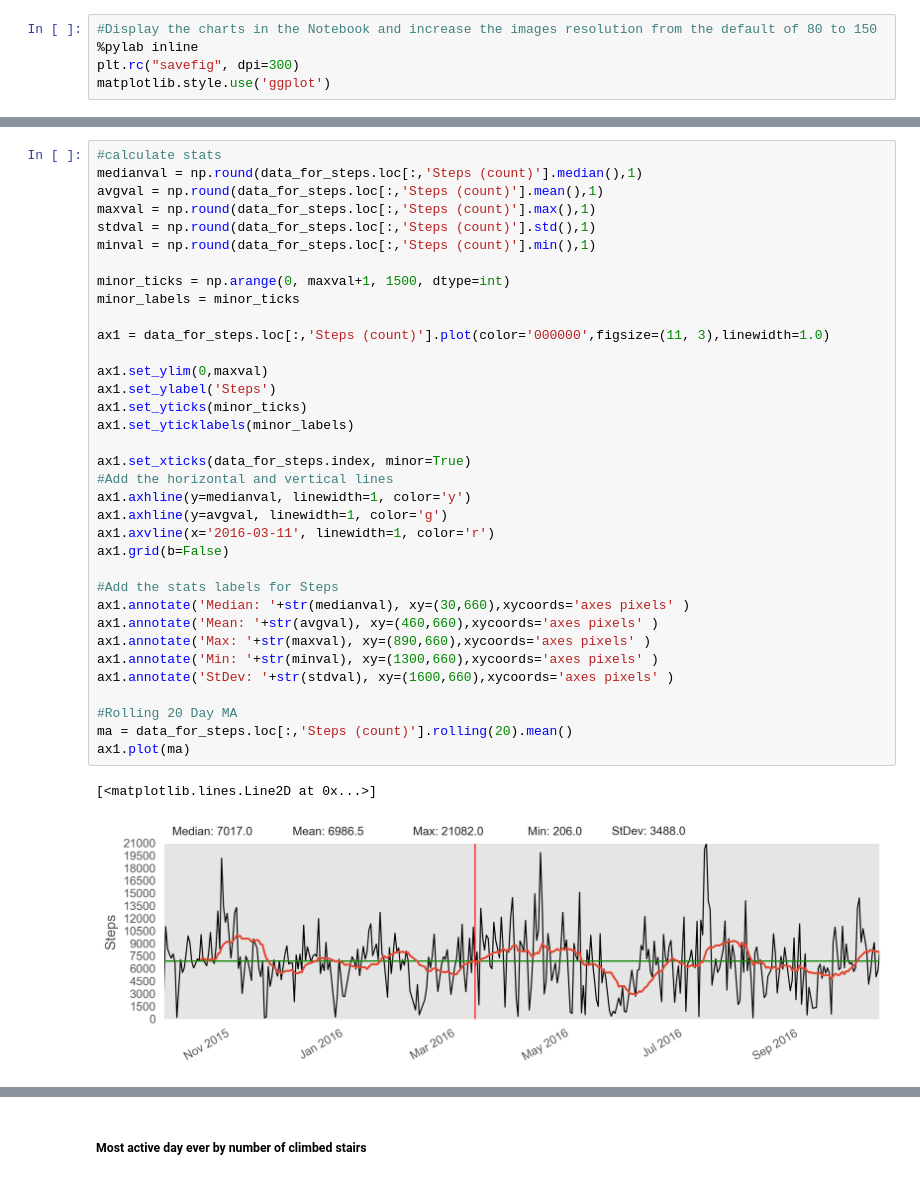
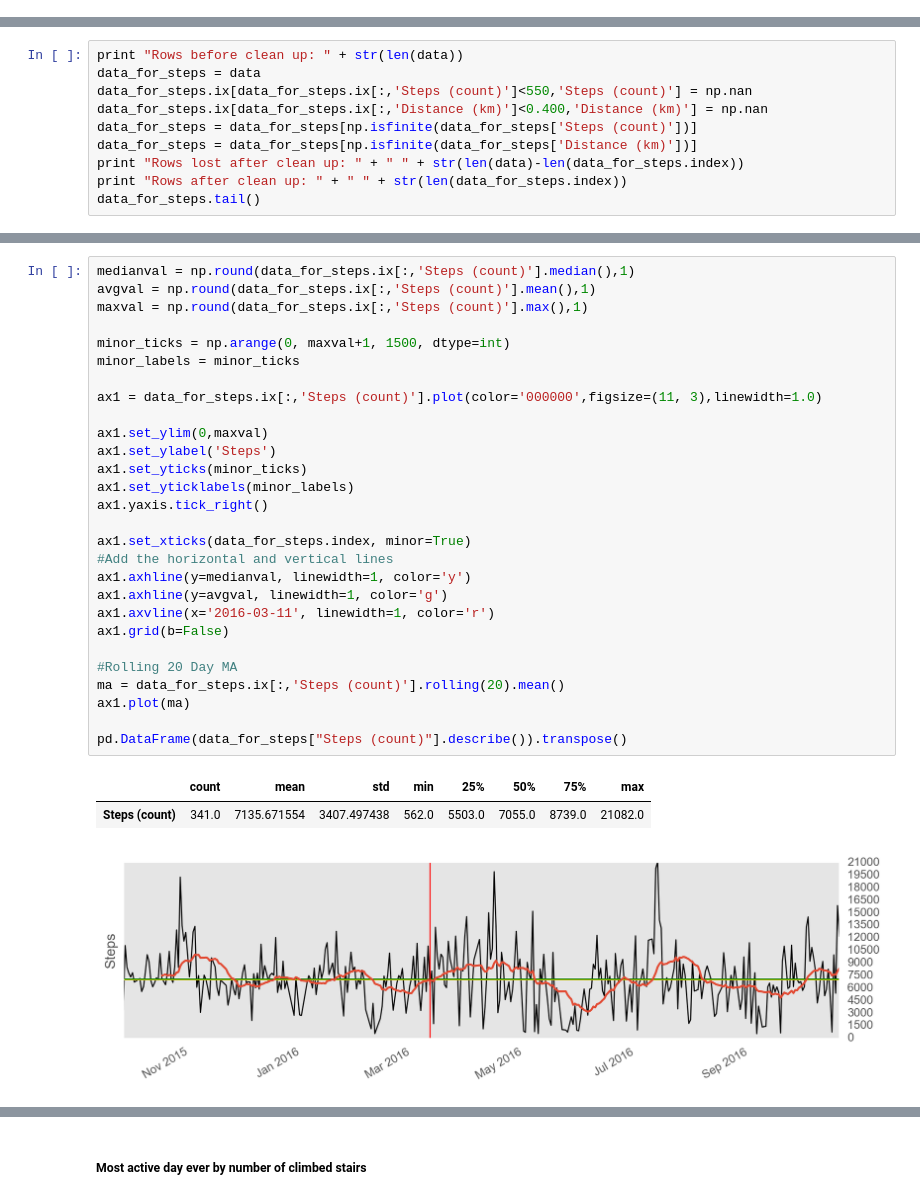
Before and after one commit to ivailop7/Health-Data-Analysis, a Jupyter notebook: Activity+Tracking+Analytics.ipynb, the cells around one changed output, grey strips where cells are left out. Cells and saved outputs as stored; diff of their text form.

```diff
--- a/Activity+Tracking+Analytics.ipynb
+++ b/Activity+Tracking+Analytics.ipynb
@@ -92,5 +72,0 @@ data['Day'] = data['Day'].apply(lambda x: days[x])
-# %%
-#Display the charts in the Notebook and increase the images resolution from the default of 80 to 150
-%pylab inline
-plt.rc("savefig", dpi=300)
-matplotlib.style.use('ggplot')
@@ -98,0 +75,10 @@ Populating the interactive namespace from numpy and matplotlib
+# %%
+print "Rows before clean up: " + str(len(data))
+data_for_steps = data
+data_for_steps.ix[data_for_steps.ix[:,'Steps (count)']<550,'Steps (count)'] = np.nan
+data_for_steps.ix[data_for_steps.ix[:,'Distance (km)']<0.400,'Distance (km)'] = np.nan
+data_for_steps = data_for_steps[np.isfinite(data_for_steps['Steps (count)'])]
+data_for_steps = data_for_steps[np.isfinite(data_for_steps['Distance (km)'])]
+print "Rows lost after clean up: " + " " + str(len(data)-len(data_for_steps.index))
+print "Rows after clean up: " + " " + str(len(data_for_steps.index))
+data_for_steps.tail()
@@ -143,39 +143,33 @@ plt.show()
 # %%
-#calculate stats
-medianval = np.round(data_for_steps.loc[:,'Steps (count)'].median(),1)
-avgval = np.round(data_for_steps.loc[:,'Steps (count)'].mean(),1)
-maxval = np.round(data_for_steps.loc[:,'Steps (count)'].max(),1)
-stdval = np.round(data_for_steps.loc[:,'Steps (count)'].std(),1)
-minval = np.round(data_for_steps.loc[:,'Steps (count)'].min(),1)
+medianval = np.round(data_for_steps.ix[:,'Steps (count)'].median(),1)
+avgval = np.round(data_for_steps.ix[:,'Steps (count)'].mean(),1)
+maxval = np.round(data_for_steps.ix[:,'Steps (count)'].max(),1)
 
 minor_ticks = np.arange(0, maxval+1, 1500, dtype=int)
 minor_labels = minor_ticks
 
-ax1 = data_for_steps.loc[:,'Steps (count)'].plot(color='000000',figsize=(11, 3),linewidth=1.0)
+ax1 = data_for_steps.ix[:,'Steps (count)'].plot(color='000000',figsize=(11, 3),linewidth=1.0)
 
 ax1.set_ylim(0,maxval)
 ax1.set_ylabel('Steps')
 ax1.set_yticks(minor_ticks)
 ax1.set_yticklabels(minor_labels)
+ax1.yaxis.tick_right()
 
 ax1.set_xticks(data_for_steps.index, minor=True)
 #Add the horizontal and vertical lines
 ax1.axhline(y=medianval, linewidth=1, color='y')
 ax1.axhline(y=avgval, linewidth=1, color='g')
 ax1.axvline(x='2016-03-11', linewidth=1, color='r')
 ax1.grid(b=False)
 
-#Add the stats labels for Steps
-ax1.annotate('Median: '+str(medianval), xy=(30,660),xycoords='axes pixels' )
-ax1.annotate('Mean: '+str(avgval), xy=(460,660),xycoords='axes pixels' )
-ax1.annotate('Max: '+str(maxval), xy=(890,660),xycoords='axes pixels' )
-ax1.annotate('Min: '+str(minval), xy=(1300,660),xycoords='axes pixels' )
-ax1.annotate('StDev: '+str(stdval), xy=(1600,660),xycoords='axes pixels' )
+#Rolling 20 Day MA
+ma = data_for_steps.ix[:,'Steps (count)'].rolling(20).mean()
+ax1.plot(ma)
 
-#Rolling 20 Day MA
-ma = data_for_steps.loc[:,'Steps (count)'].rolling(20).mean()
-ax1.plot(ma)
+pd.DataFrame(data_for_steps["Steps (count)"].describe()).transpose()
 # %% [output]
-[<matplotlib.lines.Line2D at 0x...>]
+|  | count | mean | std | min | 25% | 50% | 75% | max |
+| Steps (count) | 341.0 | 7135.671554 | 3407.497438 | 562.0 | 5503.0 | 7055.0 | 8739.0 | 21082.0 |
-[figure, old version]
+[figure, new version]
 # %%
```
Also changed, not shown: parts of 44 cells of this notebook, 2 other files.
